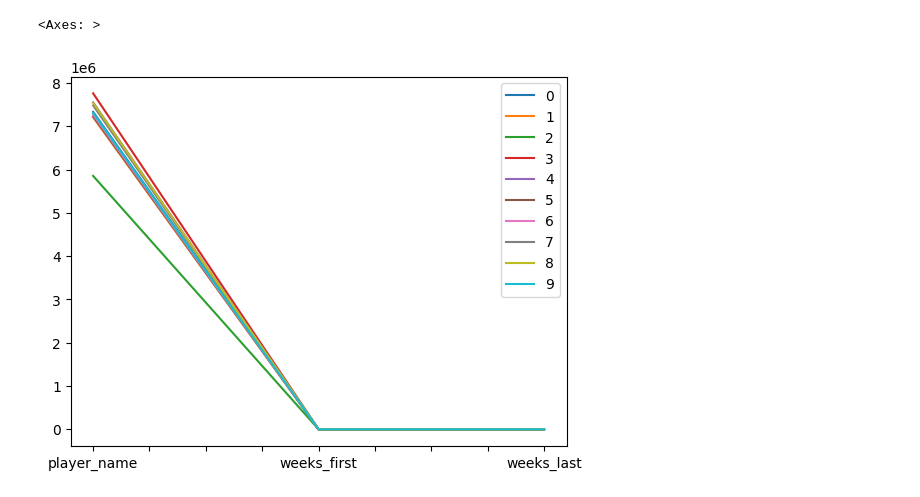
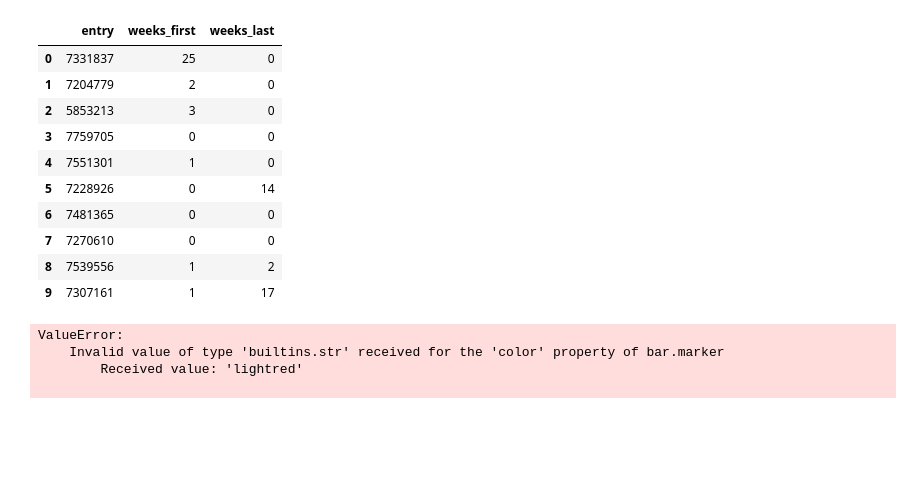
Before and after one commit to PDS-callum/pl_analysis, a Jupyter notebook: run.ipynb, the cells around one changed output. Saved outputs shown, nothing was run; the diff lists cells and outputs as text; code cells hidden in the pictures; blank space fills up the shorter version.

```diff
--- a/run.ipynb
+++ b/run.ipynb
@@ -199,6 +92,30 @@ gameweek_totals_df.head()
 # %%
 df = get_weeks_first_last(gameweek_totals_df.T)
-df.T.plot()
+df
 # %% [output]
-<Axes: >
-[figure, removed]
+|  | entry | weeks_first | weeks_last |
+| 0 | 7331837 | 25 | 0 |
+| 1 | 7204779 | 2 | 0 |
+| 2 | 5853213 | 3 | 0 |
+| 3 | 7759705 | 0 | 0 |
+| 4 | 7551301 | 1 | 0 |
+| 5 | 7228926 | 0 | 14 |
+| 6 | 7481365 | 0 | 0 |
+| 7 | 7270610 | 0 | 0 |
+| 8 | 7539556 | 1 | 2 |
+| 9 | 7307161 | 1 | 17 |
+# %%
+fig = go.Figure()
+players = [id_to_name(x,team_data_df) for x in df.entry]
+
+fig = go.Figure(data=[
+    go.Bar(name='Weeks at first', x=players, y=df.weeks_first,marker_color='darkgreen'),
+    go.Bar(name='Weeks at last', x=players, y=df.weeks_last,marker_color='lightred')
+])
+fig.update_layout(barmode='stack', xaxis_tickangle=-45)
+fig.show()
+# %% [output]
+ValueError:
+    Invalid value of type 'builtins.str' received for the 'color' property of bar.marker
+        Received value: 'lightred'
+
```
Also changed, not shown: parts of 8 cells of this notebook, 2 other files.
